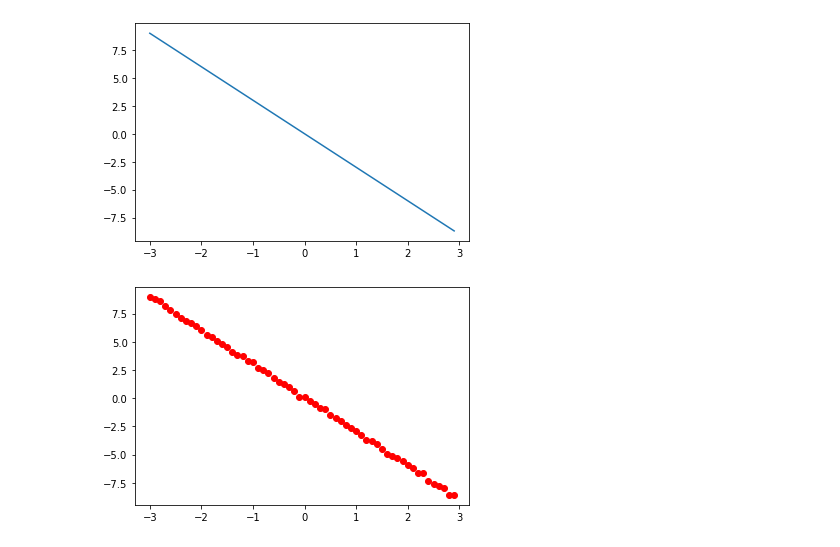
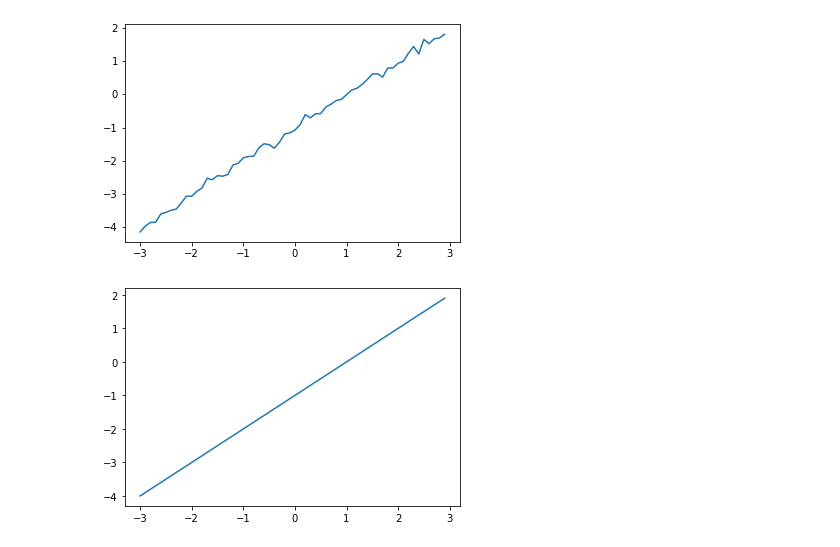
Before and after one commit to akiabe/DNN_with_PyTorch, a Jupyter notebook: lr/sgd.ipynb, the cells around one changed output. Cells and saved outputs as stored; diff of their text form; code cells hidden in the pictures.

```diff
--- a/lr/sgd.ipynb
+++ b/lr/sgd.ipynb
@@ -3,0 +10,13 @@ import torch
+# %%
+X = torch.arange(-3, 3, 0.1).view(-1, 1)
+f = 1 * X - 1
+Y = f + 0.1 * torch.randn(X.size())
+
+plt.plot(X.numpy(), Y.numpy())
+plt.show()
+
+plt.plot(X.numpy(), f.numpy())
+plt.show()
+# %% [output]
+[figure, added]
+[figure, added]
@@ -4,18 +29,3 @@ import torch
 # %%
-w = torch.tensor(-15.0, requires_grad=True)
-b = torch.tensor(-10.0, requires_grad=True)
-
-X = torch.arange(-3, 3, 0.1).view(-1, 1)
-f = -3 * x
-
-import matplotlib.pyplot as plt
-plt.plot(x.numpy(), f.numpy())
-plt.show()
+w = torch.tensor(-15.0, requires_grad = True)
+b = torch.tensor(-10.0, requires_grad = True)
-# %% [output]
-[figure, removed]
-# %%
-Y = f + 0.1 * torch.randn(x.size())
-plt.plot(x.numpy(), y.numpy(), "ro")
-plt.show()
-# %% [output]
-[figure, removed]
```
Also changed, not shown: parts of 13 cells of this notebook.
